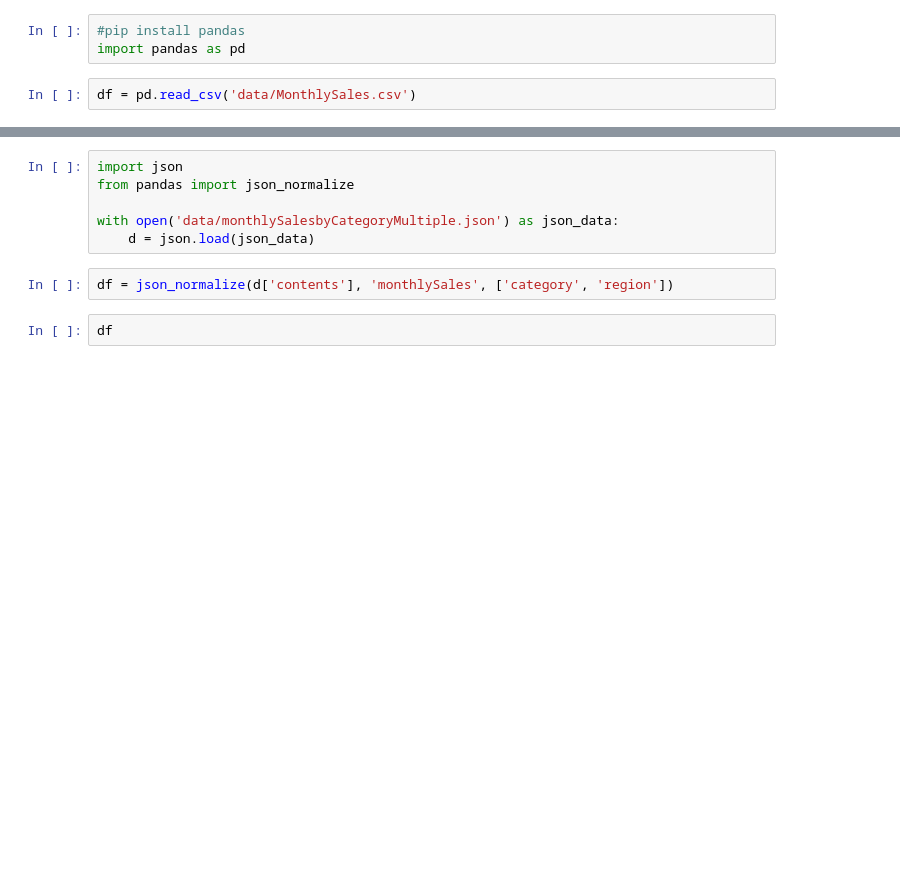
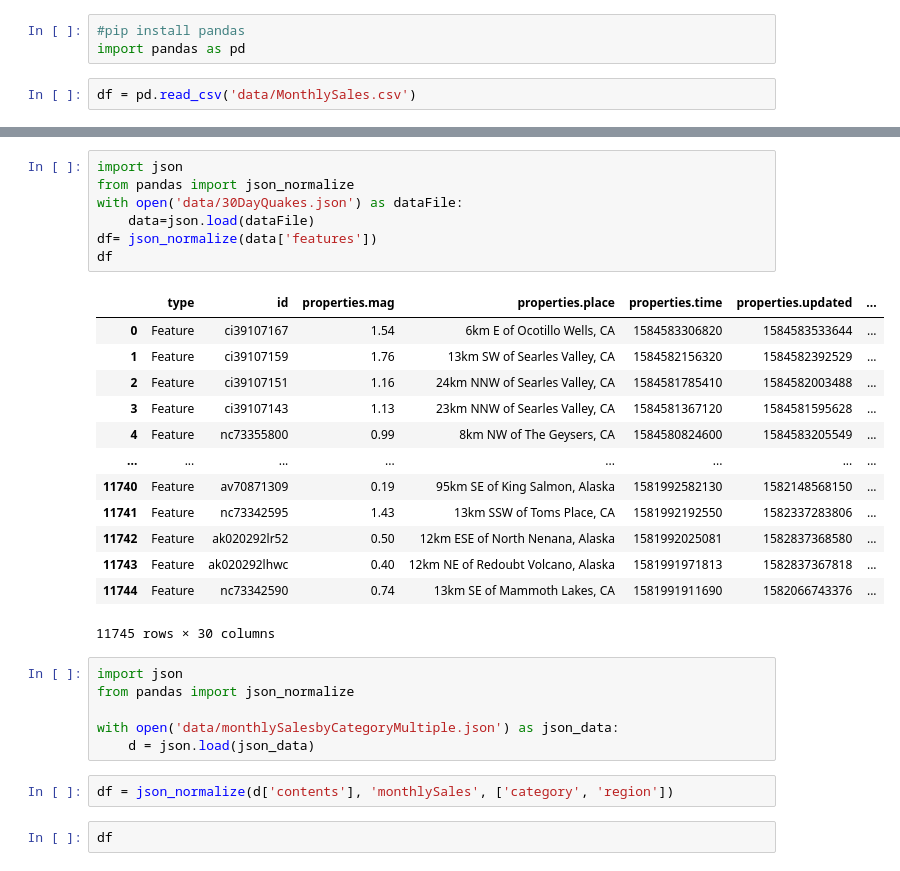
Before and after one commit to nehadurani996/PandasWork, a Jupyter notebook: PandasWork.ipynb, the cells around one changed output, grey strips where cells are left out. Drawn from its saved outputs; the diff is of its cells as text; blank space fills up the shorter version.

Commit message:
Pandas with HTML, CSV and JSON

```diff
--- a/PandasWork.ipynb
+++ b/PandasWork.ipynb
@@ -8,3 +26,24 @@ df
+# %%
+import json
+from pandas import json_normalize
+with open('data/30DayQuakes.json') as dataFile:
+    data=json.load(dataFile)
+df= json_normalize(data['features'])
+df
+# %% [output]
+|  | type | id | properties.mag | properties.place | properties.time | properties.updated | ... |
+| 0 | Feature | ci39107167 | 1.54 | 6km E of Ocotillo Wells, CA | 1584583306820 | 1584583533644 | ... |
+| 1 | Feature | ci39107159 | 1.76 | 13km SW of Searles Valley, CA | 1584582156320 | 1584582392529 | ... |
+| 2 | Feature | ci39107151 | 1.16 | 24km NNW of Searles Valley, CA | 1584581785410 | 1584582003488 | ... |
+| 3 | Feature | ci39107143 | 1.13 | 23km NNW of Searles Valley, CA | 1584581367120 | 1584581595628 | ... |
+| 4 | Feature | nc73355800 | 0.99 | 8km NW of The Geysers, CA | 1584580824600 | 1584583205549 | ... |
+| ... | ... | ... | ... | ... | ... | ... | ... |
+| 11740 | Feature | av70871309 | 0.19 | 95km SE of King Salmon, Alaska | 1581992582130 | 1582148568150 | ... |
+| 11741 | Feature | nc73342595 | 1.43 | 13km SSW of Toms Place, CA | 1581992192550 | 1582337283806 | ... |
+| 11742 | Feature | ak020292lr52 | 0.50 | 12km ESE of North Nenana, Alaska | 1581992025081 | 1582837368580 | ... |
+| 11743 | Feature | ak020292lhwc | 0.40 | 12km NE of Redoubt Volcano, Alaska | 1581991971813 | 1582837367818 | ... |
+| 11744 | Feature | nc73342590 | 0.74 | 13km SE of Mammoth Lakes, CA | 1581991911690 | 1582066743376 | ... |
+11745 rows × 30 columns
 # %%
 import json
 from pandas import json_normalize
```
Also changed, not shown: parts of 4 cells of this notebook, 1 other file.
